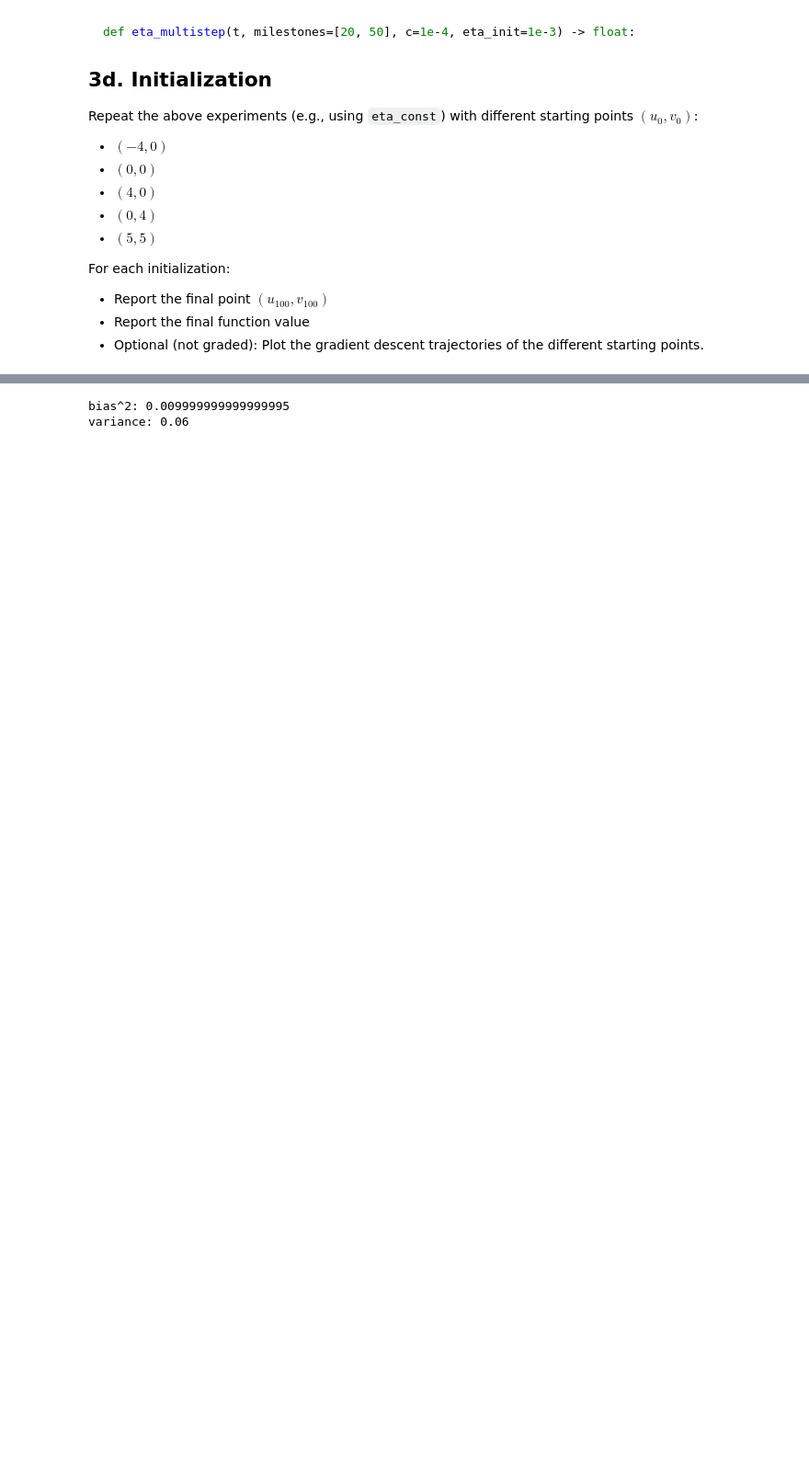
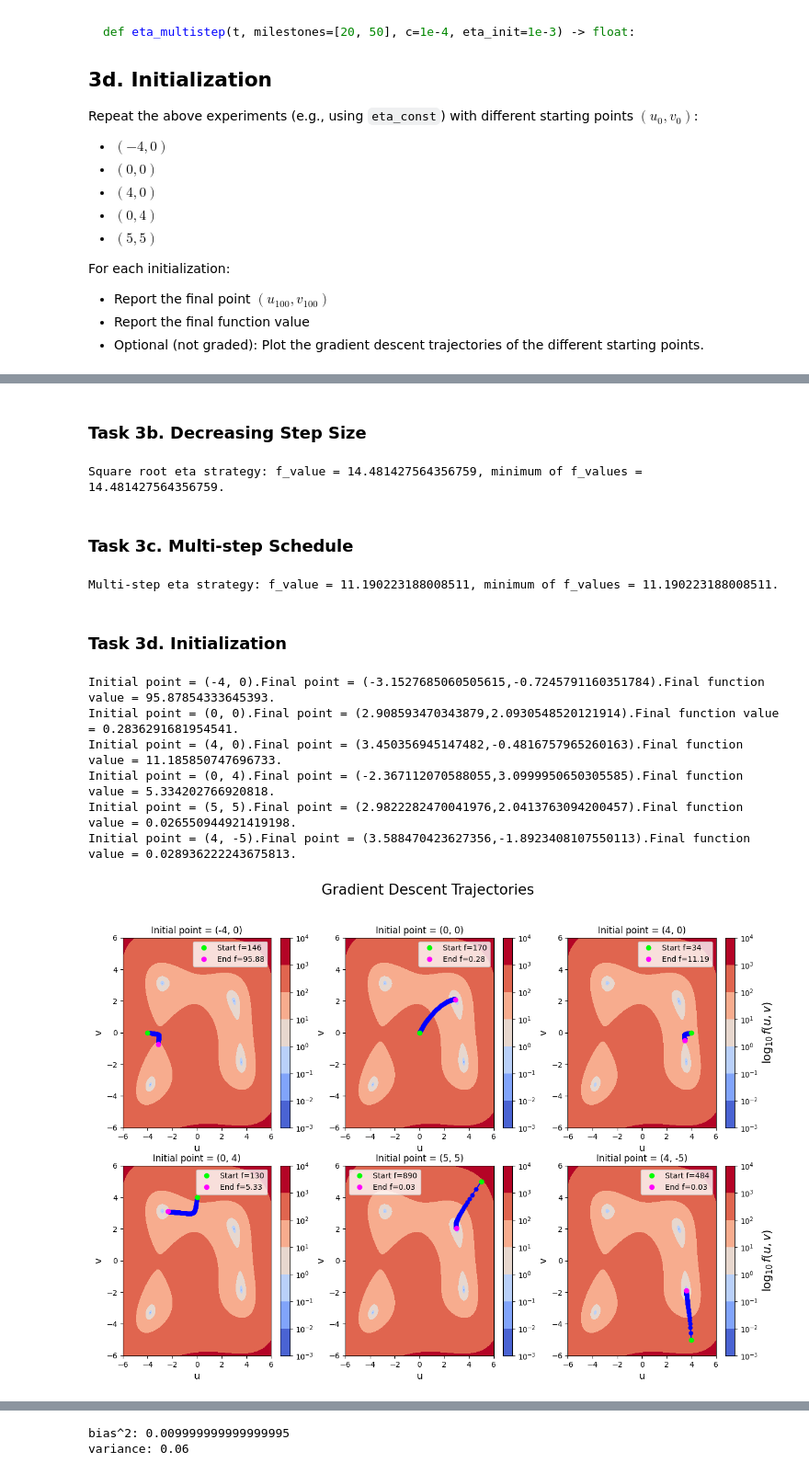
Before and after one commit to Vishakis/Data-Mining-HW-Pegasus, a Jupyter notebook: Homework 1.ipynb, the cells around one changed output, grey strips where cells are left out. Shown at 92% size. Saved outputs shown, nothing was run; the diff lists cells and outputs as text; code cells hidden in the pictures; blank space fills up the shorter version.

Commit message:
Transfer Task_3 and Task_4 to Homework 1 + small changes

```diff
--- a/Homework 1.ipynb
+++ b/Homework 1.ipynb
@@ -363,3 +465,65 @@ For each initialization:
+# %% [markdown]
+### Task 3b. Decreasing Step Size
+# %%
+eta_root_strategy = gradient_descent(f,f_gradient,eta_sqrt,4,-5)
+final_function_value_eta_root = eta_root_strategy[1][-1]
+best_value_eta_root = min(eta_root_strategy[1][:])
+
+print(f'Square root eta strategy: f_value = {final_function_value_eta_root}, minimum of f_values = {best_value_eta_root}.')
+# %% [output]
+Square root eta strategy: f_value = 14.481427564356759, minimum of f_values = 14.481427564356759.
+# %% [markdown]
+### Task 3c. Multi-step Schedule
+# %%
+eta_multistep_strategy = gradient_descent(f,f_gradient,eta_multistep,4,-5)
+final_function_value_eta_multistep = eta_multistep_strategy[1][-1]
+best_value_eta_multistep = min(eta_multistep_strategy[1][:])
+
+print(f'Multi-step eta strategy: f_value = {final_function_value_eta_multistep}, minimum of f_values = {best_value_eta_multistep}.')
+# %% [output]
+Multi-step eta strategy: f_value = 11.190223188008511, minimum of f_values = 11.190223188008511.
+# %% [markdown]
+### Task 3d. Initialization
+# %%
+initial_points = [(-4,0), (0,0), (4,0), (0,4), (5,5), (4,-5)]
+
+fig, ax = plt.subplots(2,3, figsize=(15,10))
+ax = ax.flatten()
+
+u = np.linspace(-6, 6, 500)
+v = np.linspace(-6, 6, 500)
+U, V = np.meshgrid(u, v)
+Z = f((U, V))
+
+for i, points in enumerate(initial_points):
+    u_0, v_0 = points
+    eta_constant_strategy_init, values = gradient_descent(f,f_gradient,eta_const,u_0,v_0)
+    print(f'Initial point = ({u_0}, {v_0}).'
+          f'Final point = ({eta_constant_strategy_init[0][-1]},{eta_constant_strategy_init[1][-1]}).'
+          f'Final function value = {values[-1]}.')
+
+    contour = ax[i].contourf(U, V, Z, levels=200, norm=mcolors.LogNorm(vmin=Z.min(), vmax=Z.max()), cmap='coolwarm')
+    cbar = fig.colorbar(contour, ax=ax[i])
+    if i == 2 or i == 5:
+        cbar.set_label('$\\log_{10}{f(u,v)}$', fontsize=15)
+    ax[i].plot(eta_constant_strategy_init[0], eta_constant_strategy_init[1], 'bo-', markersize=5)
+    ax[i].plot(eta_constant_strategy_init[0][0], eta_constant_strategy_init[1][0], 'o', color='lime', label=f"Start f={values[0]}")
+    ax[i].plot(eta_constant_strategy_init[0][-1], eta_constant_strategy_init[1][-1], 'o', color='fuchsia', label=f"End f={round(values[-1],2)}")
+
+    ax[i].set_xlabel('u', fontsize=13)
+    ax[i].set_ylabel('v', fontsize=13)
+    ax[i].set_title(f'Initial point = ({u_0}, {v_0})')
+    ax[i].legend()
+
+fig.suptitle("Gradient Descent Trajectories", fontsize=19);
+# %% [output]
+Initial point = (-4, 0).Final point = (-3.1527685060505615,-0.7245791160351784).Final function value = 95.87854333645393.
+Initial point = (0, 0).Final point = (2.908593470343879,2.0930548520121914).Final function value = 0.2836291681954541.
+Initial point = (4, 0).Final point = (3.450356945147482,-0.4816757965260163).Final function value = 11.185850747696733.
+Initial point = (0, 4).Final point = (-2.367112070588055,3.0999950650305585).Final function value = 5.334202766920818.
+Initial point = (5, 5).Final point = (2.9822282470041976,2.0413763094200457).Final function value = 0.026550944921419198.
+Initial point = (4, -5).Final point = (3.588470423627356,-1.8923408107550113).Final function value = 0.028936222243675813.
+[figure, added]
 # %% [markdown]
 # 4. Coordinate Descent
 
```
Also changed, not shown: parts of 10 cells of this notebook.
